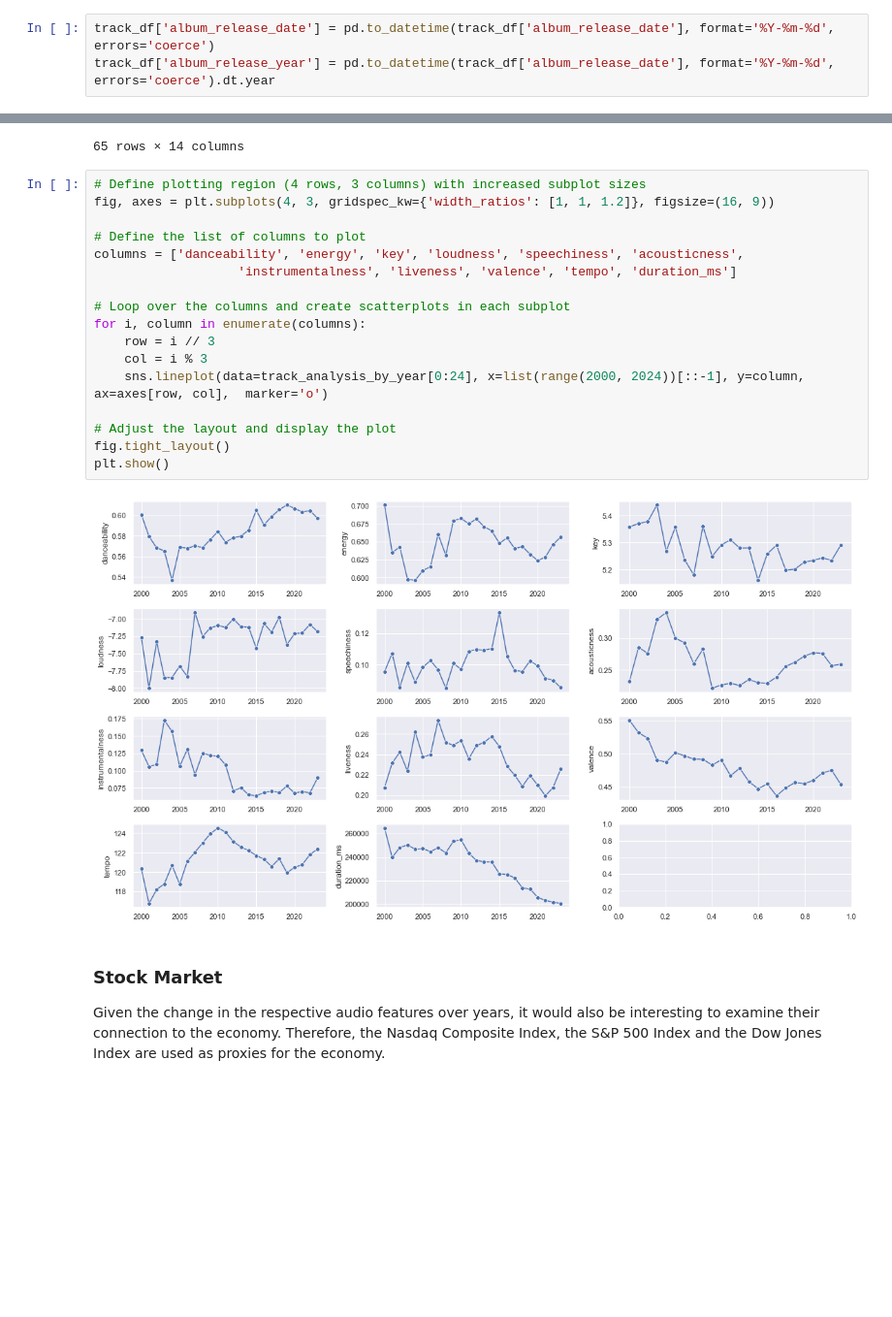
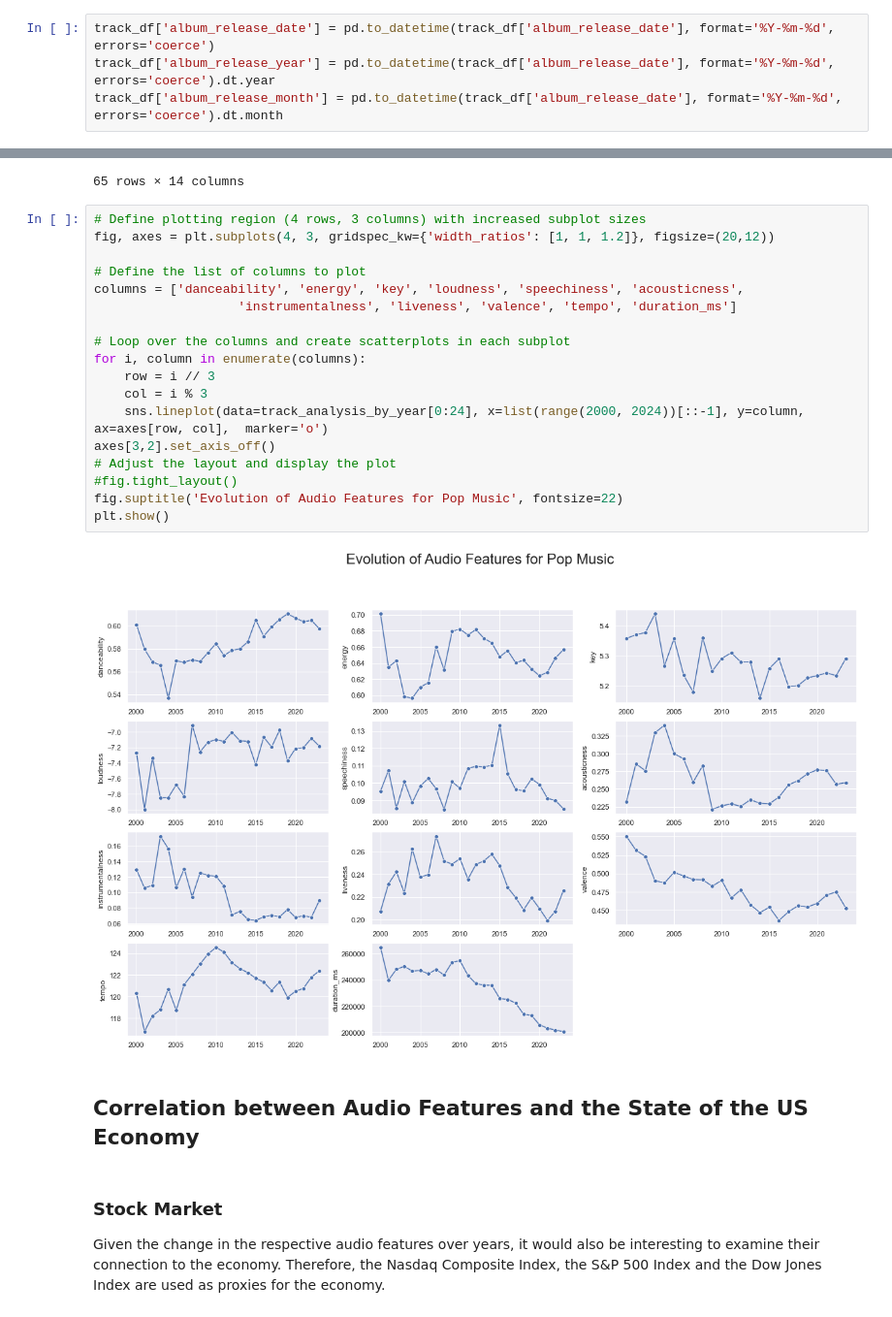
Before and after one commit to jjjjjooooo/music-analyzer, a Jupyter notebook: evaluation.ipynb, the cells around one changed output, grey strips where cells are left out. Shown at 97% size. Drawn from its saved outputs; the diff is of its cells as text; blank space fills up the shorter version.

```diff
--- a/evaluation.ipynb
+++ b/evaluation.ipynb
@@ -128,6 +166,7 @@ track_df.head(5)
 # %%
 track_df['album_release_date'] = pd.to_datetime(track_df['album_release_date'], format='%Y-%m-%d', errors='coerce')
 track_df['album_release_year'] = pd.to_datetime(track_df['album_release_date'], format='%Y-%m-%d', errors='coerce').dt.year
+track_df['album_release_month'] = pd.to_datetime(track_df['album_release_date'], format='%Y-%m-%d', errors='coerce').dt.month
 # %%
 track_df.info()
 # %% [output]
@@ -252,23 +303,26 @@ track_analysis_by_year
 65 rows × 14 columns
 # %%
 # Define plotting region (4 rows, 3 columns) with increased subplot sizes
-fig, axes = plt.subplots(4, 3, gridspec_kw={'width_ratios': [1, 1, 1.2]}, figsize=(16, 9))
+fig, axes = plt.subplots(4, 3, gridspec_kw={'width_ratios': [1, 1, 1.2]}, figsize=(20,12))
 
 # Define the list of columns to plot
 columns = ['danceability', 'energy', 'key', 'loudness', 'speechiness', 'acousticness',
                    'instrumentalness', 'liveness', 'valence', 'tempo', 'duration_ms']
 
 # Loop over the columns and create scatterplots in each subplot
 for i, column in enumerate(columns):
     row = i // 3
     col = i % 3
     sns.lineplot(data=track_analysis_by_year[0:24], x=list(range(2000, 2024))[::-1], y=column, ax=axes[row, col],  marker='o')
-
+axes[3,2].set_axis_off()
 # Adjust the layout and display the plot
-fig.tight_layout()
+#fig.tight_layout()
+fig.suptitle('Evolution of Audio Features for Pop Music', fontsize=22)
 plt.show()
 # %% [output]
-[figure, old version]
+[figure, new version]
+# %% [markdown]
+## Correlation between Audio Features and the State of the US Economy
 # %% [markdown]
 ### Stock Market
 Given the change in the respective audio features over years, it would also be interesting to examine their connection to the economy. Therefore, the Nasdaq Composite Index, the S&P 500 Index and the Dow Jones Index are used as proxies for the economy.
```
Also changed, not shown: parts of 21 cells of this notebook.
